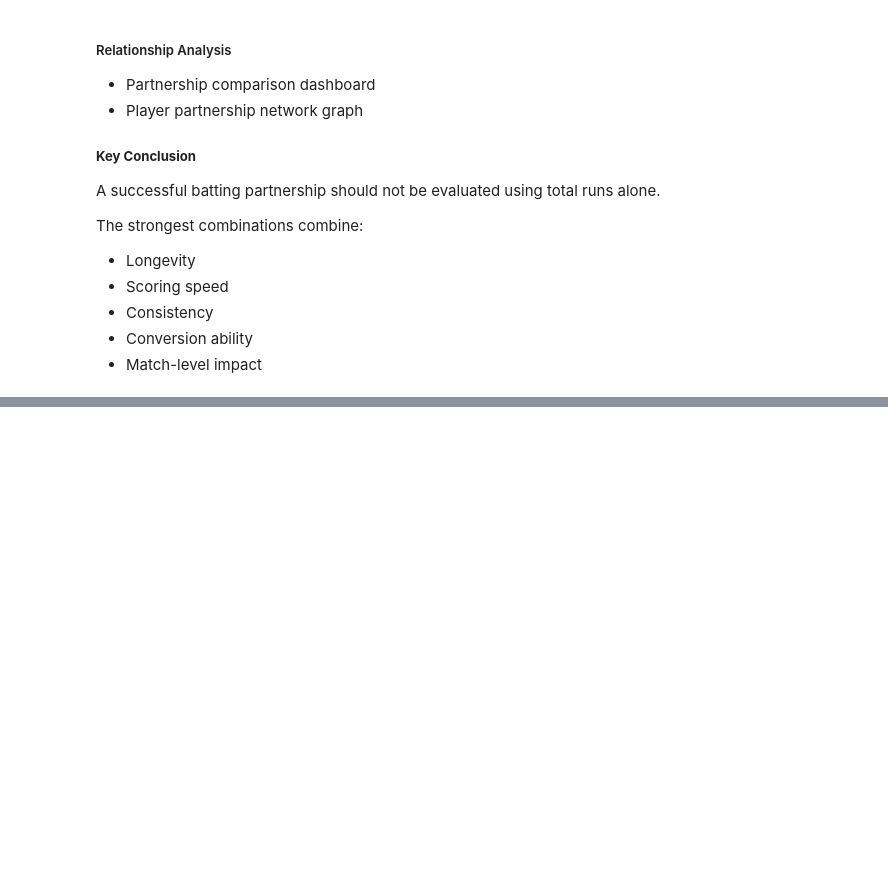
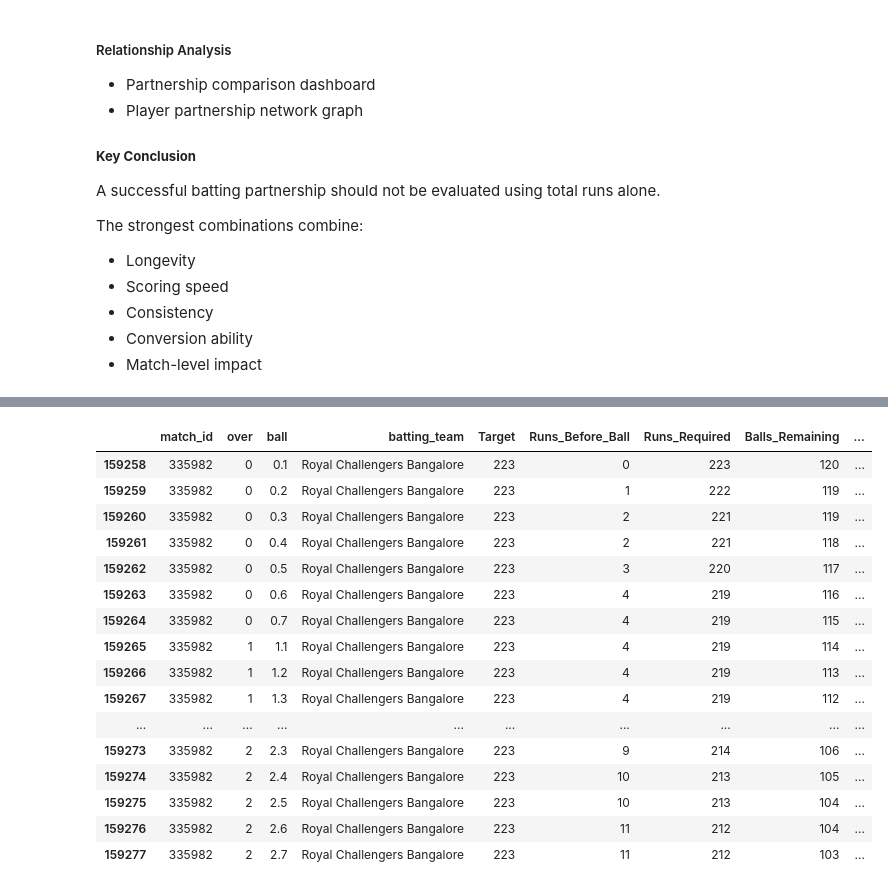
Before and after one commit to Abhilash0079/MachineLearningProjects, a Jupyter notebook: Professional-Cricket-Analytics/notebooks/03_EDA.ipynb, the cells around one changed output, grey strips where cells are left out. Cells and saved outputs as stored; diff of their text form; code cells hidden in the pictures; blank space fills up the shorter version.

Commit message:
Section 9 : Match Phase analysis completed .

```diff
--- a/Professional-Cricket-Analytics/notebooks/03_EDA.ipynb
+++ b/Professional-Cricket-Analytics/notebooks/03_EDA.ipynb
@@ -6148,0 +7028,4 @@ The strongest combinations combine:
+# %%
+chase_df = pressure_df[
+    pressure_df["innings"] == 2
+].copy()
@@ -6148,0 +7082,6 @@ The strongest combinations combine:
+# %%
+chase_df["Run Rate Pressure"] = (
+    chase_df["Required Run Rate"]
+    -
+    chase_df["Current Run Rate"]
+).round(2)
@@ -6148,0 +7105,52 @@ The strongest combinations combine:
+# %%
+chase_df["Pressure Level"] = pd.cut(
+    chase_df["Required Run Rate"],
+    bins=[
+        -np.inf,
+        7,
+        10,
+        13,
+        np.inf
+    ],
+    labels=[
+        "Low Pressure",
+        "Moderate Pressure",
+        "High Pressure",
+        "Extreme Pressure"
+    ],
+    right=False
+)
+# %%
+chase_df[
+    [
+        "match_id",
+        "over",
+        "ball",
+        "batting_team",
+        "Target",
+        "Runs_Before_Ball",
+        "Runs_Required",
+        "Balls_Remaining",
+        "Current Run Rate",
+        "Required Run Rate",
+        "Pressure Level"
+    ]
+].head(20)
+# %% [output]
+|  | match_id | over | ball | batting_team | Target | Runs_Before_Ball | Runs_Required | Balls_Remaining | ... |
+| 159258 | 335982 | 0 | 0.1 | Royal Challengers Bangalore | 223 | 0 | 223 | 120 | ... |
+| 159259 | 335982 | 0 | 0.2 | Royal Challengers Bangalore | 223 | 1 | 222 | 119 | ... |
+| 159260 | 335982 | 0 | 0.3 | Royal Challengers Bangalore | 223 | 2 | 221 | 119 | ... |
+| 159261 | 335982 | 0 | 0.4 | Royal Challengers Bangalore | 223 | 2 | 221 | 118 | ... |
+| 159262 | 335982 | 0 | 0.5 | Royal Challengers Bangalore | 223 | 3 | 220 | 117 | ... |
+| 159263 | 335982 | 0 | 0.6 | Royal Challengers Bangalore | 223 | 4 | 219 | 116 | ... |
+| 159264 | 335982 | 0 | 0.7 | Royal Challengers Bangalore | 223 | 4 | 219 | 115 | ... |
+| 159265 | 335982 | 1 | 1.1 | Royal Challengers Bangalore | 223 | 4 | 219 | 114 | ... |
+| 159266 | 335982 | 1 | 1.2 | Royal Challengers Bangalore | 223 | 4 | 219 | 113 | ... |
+| 159267 | 335982 | 1 | 1.3 | Royal Challengers Bangalore | 223 | 4 | 219 | 112 | ... |
+| ... | ... | ... | ... | ... | ... | ... | ... | ... | ... |
+| 159273 | 335982 | 2 | 2.3 | Royal Challengers Bangalore | 223 | 9 | 214 | 106 | ... |
+| 159274 | 335982 | 2 | 2.4 | Royal Challengers Bangalore | 223 | 10 | 213 | 105 | ... |
+| 159275 | 335982 | 2 | 2.5 | Royal Challengers Bangalore | 223 | 10 | 213 | 104 | ... |
+| 159276 | 335982 | 2 | 2.6 | Royal Challengers Bangalore | 223 | 11 | 212 | 104 | ... |
+| 159277 | 335982 | 2 | 2.7 | Royal Challengers Bangalore | 223 | 11 | 212 | 103 | ... |
```
Also changed, not shown: parts of 121 cells of this notebook.
